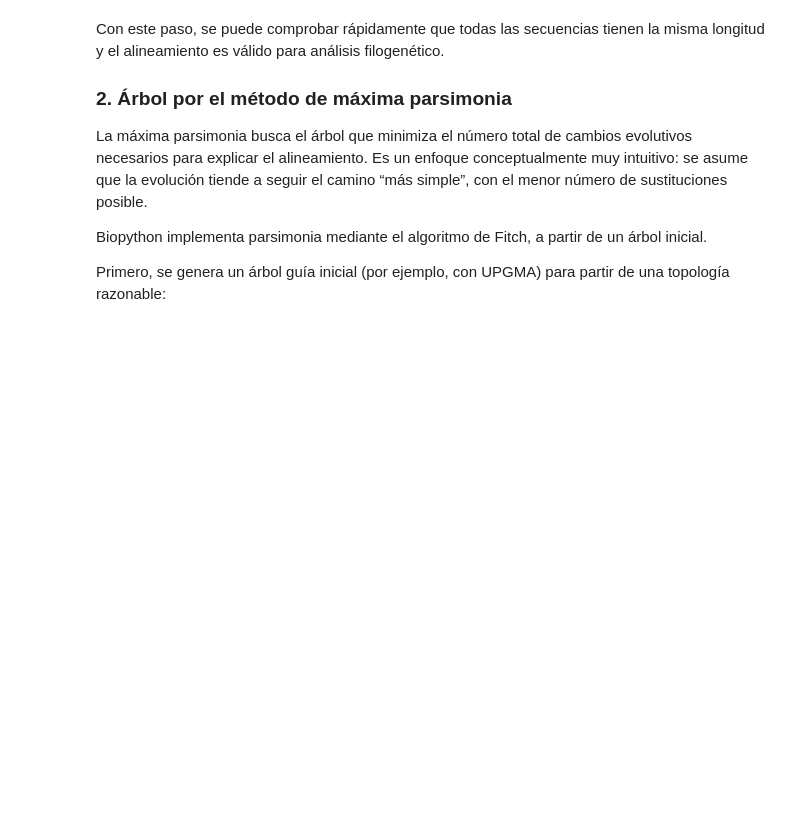
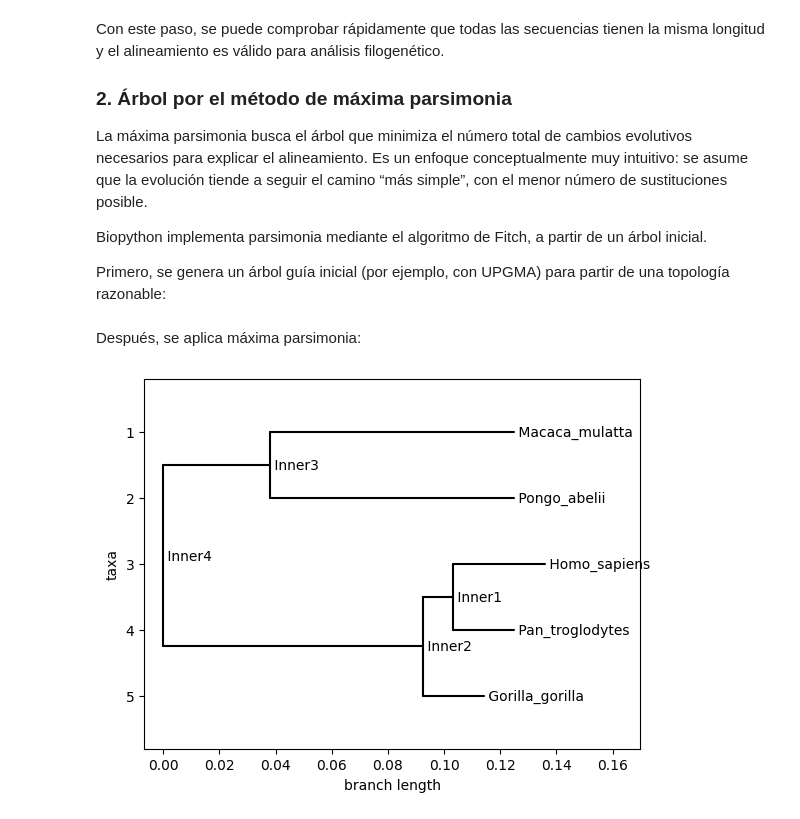
Before and after one commit to raquelaq/ArbolesFilogeneticos, a Jupyter notebook: ejercicio3.ipynb, the cells around one changed output. Drawn from its saved outputs; the diff is of its cells as text; code cells hidden in the pictures; blank space fills up the shorter version.

```diff
--- a/ejercicio3.ipynb
+++ b/ejercicio3.ipynb
@@ -205,3 +205,15 @@ dm = calculator.get_distance(alignment)
 
 constructor = DistanceTreeConstructor()
 starting_tree = constructor.upgma(dm)
+# %% [markdown]
+Después, se aplica máxima parsimonia:
+# %%
+scorer = ParsimonyScorer()
+searcher = NNITreeSearcher(scorer)
+parsimony_constructor = ParsimonyTreeConstructor(searcher, starting_tree)
+
+tree_parsimony = parsimony_constructor.build_tree(alignment)
+
+Phylo.draw(tree_parsimony)
+# %% [output]
+[figure, added]
```
Also changed, not shown: parts of 9 cells of this notebook, 2 other files.
